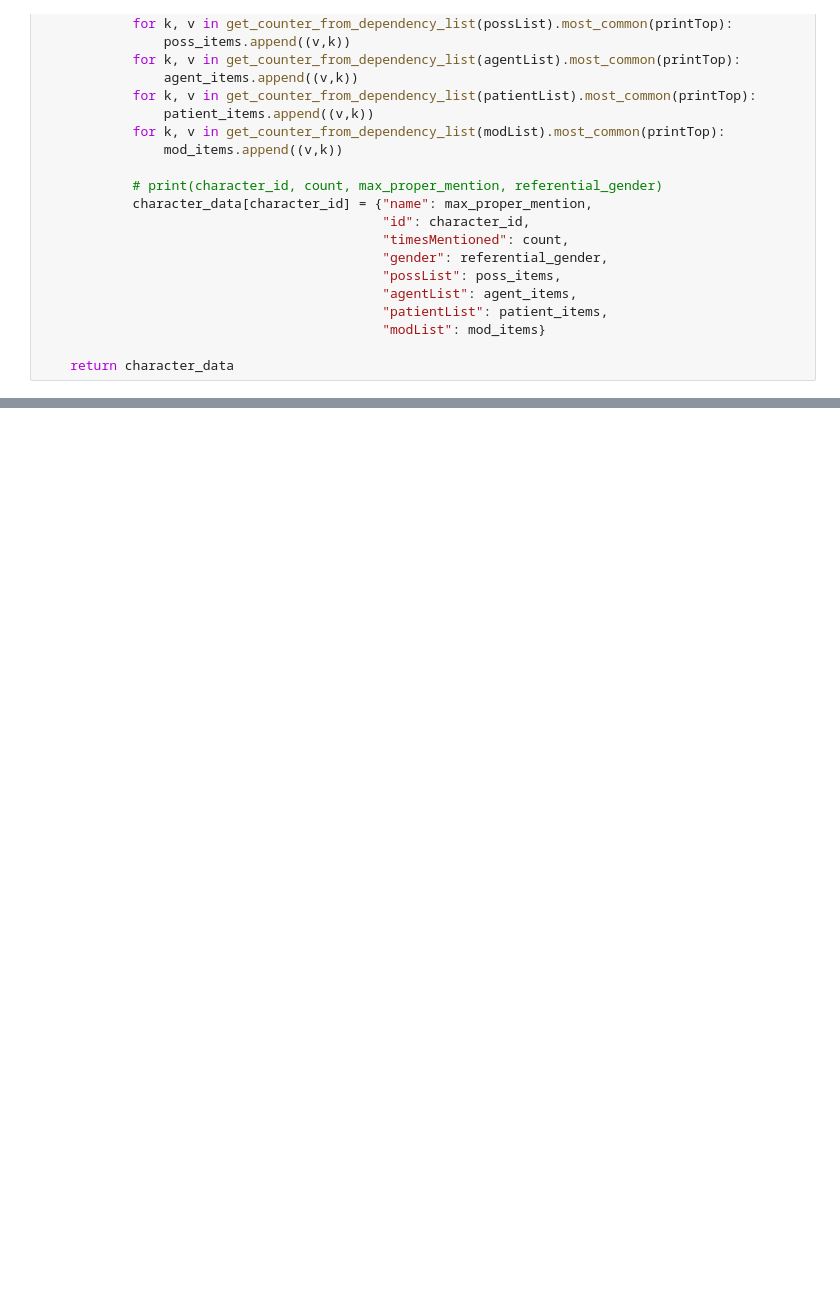
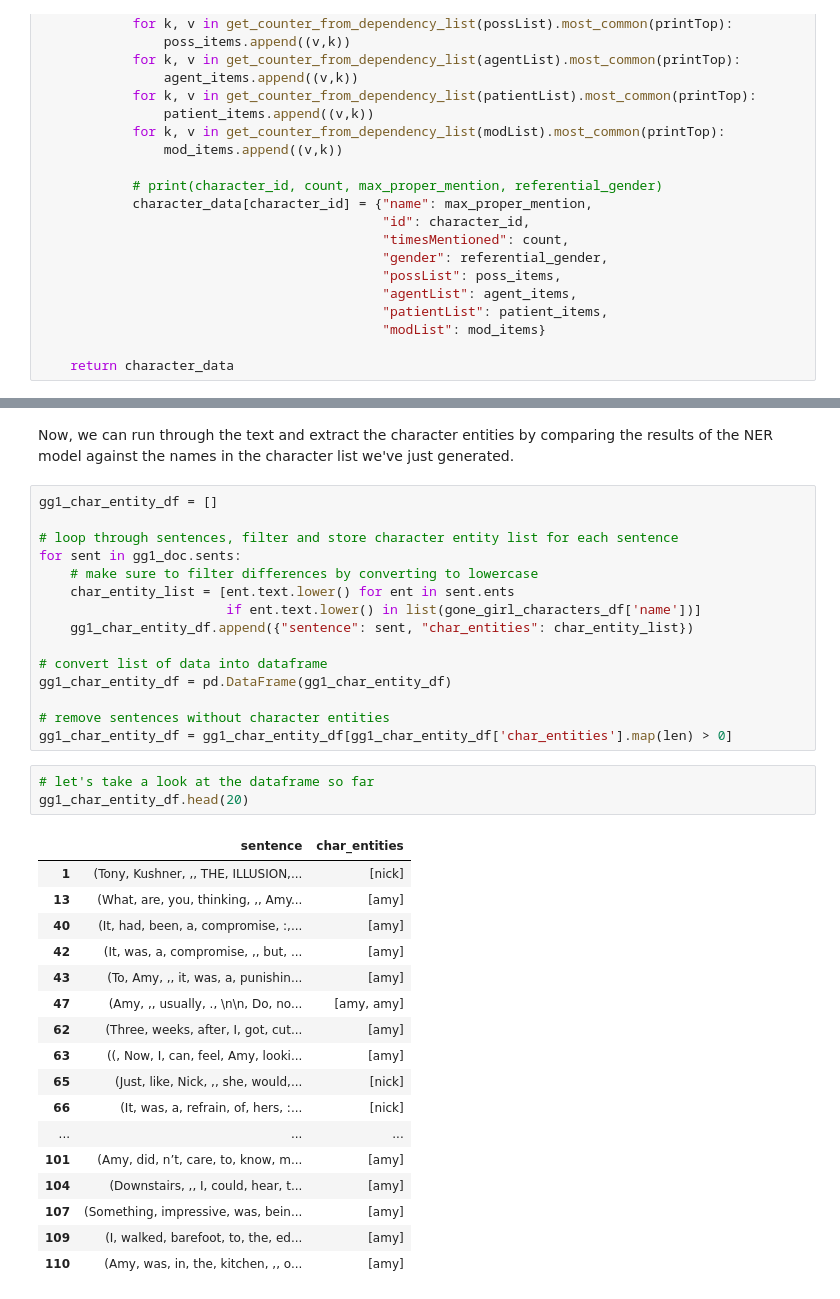
Before and after one commit to tracypaige/ltcs180_finalproject, a Jupyter notebook: FinalProject.ipynb, the cells around one changed output, grey strips where cells are left out. Drawn from its saved outputs; the diff is of its cells as text; blank space fills up the shorter version.

```diff
--- a/FinalProject.ipynb
+++ b/FinalProject.ipynb
@@ -84 +193,39 @@ def create_character_data(data, printTop):
+# %% [markdown]
+Now, we can run through the text and extract the character entities by comparing the results of the NER model against the names in the character list we've just generated.
+# %%
+gg1_char_entity_df = []
+
+# loop through sentences, filter and store character entity list for each sentence
+for sent in gg1_doc.sents:
+    # make sure to filter differences by converting to lowercase
+    char_entity_list = [ent.text.lower() for ent in sent.ents
+                        if ent.text.lower() in list(gone_girl_characters_df['name'])]
+    gg1_char_entity_df.append({"sentence": sent, "char_entities": char_entity_list})
+
+# convert list of data into dataframe
+gg1_char_entity_df = pd.DataFrame(gg1_char_entity_df)
+
+# remove sentences without character entities
+gg1_char_entity_df = gg1_char_entity_df[gg1_char_entity_df['char_entities'].map(len) > 0]
+# %%
+# let's take a look at the dataframe so far
+gg1_char_entity_df.head(20)
+# %% [output]
+|  | sentence | char_entities |
+| 1 | (Tony, Kushner, ,, THE, ILLUSION,... | [nick] |
+| 13 | (What, are, you, thinking, ,, Amy... | [amy] |
+| 40 | (It, had, been, a, compromise, :,... | [amy] |
+| 42 | (It, was, a, compromise, ,, but, ... | [amy] |
+| 43 | (To, Amy, ,, it, was, a, punishin... | [amy] |
+| 47 | (Amy, ,, usually, ., \n\n, Do, no... | [amy, amy] |
+| 62 | (Three, weeks, after, I, got, cut... | [amy] |
+| 63 | ((, Now, I, can, feel, Amy, looki... | [amy] |
+| 65 | (Just, like, Nick, ,, she, would,... | [nick] |
+| 66 | (It, was, a, refrain, of, hers, :... | [nick] |
+| ... | ... | ... |
+| 101 | (Amy, did, n’t, care, to, know, m... | [amy] |
+| 104 | (Downstairs, ,, I, could, hear, t... | [amy] |
+| 107 | (Something, impressive, was, bein... | [amy] |
+| 109 | (I, walked, barefoot, to, the, ed... | [amy] |
+| 110 | (Amy, was, in, the, kitchen, ,, o... | [amy] |
 # %% [markdown]
```
Also changed, not shown: parts of 28 cells of this notebook, 4 other files.
